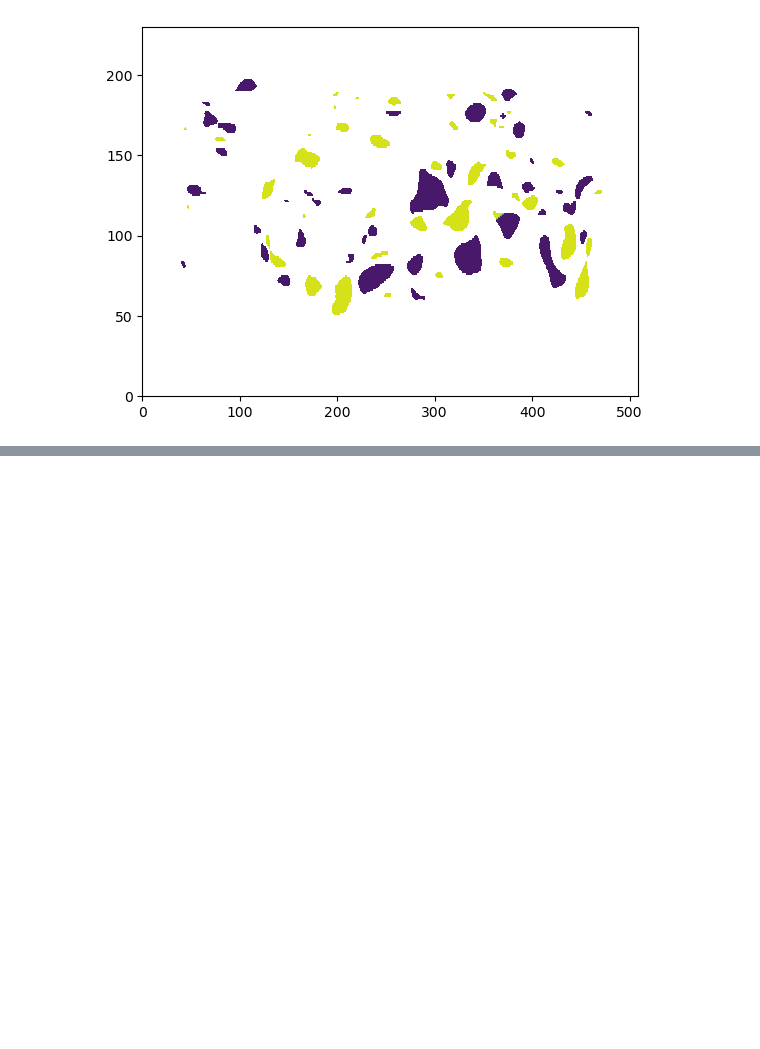
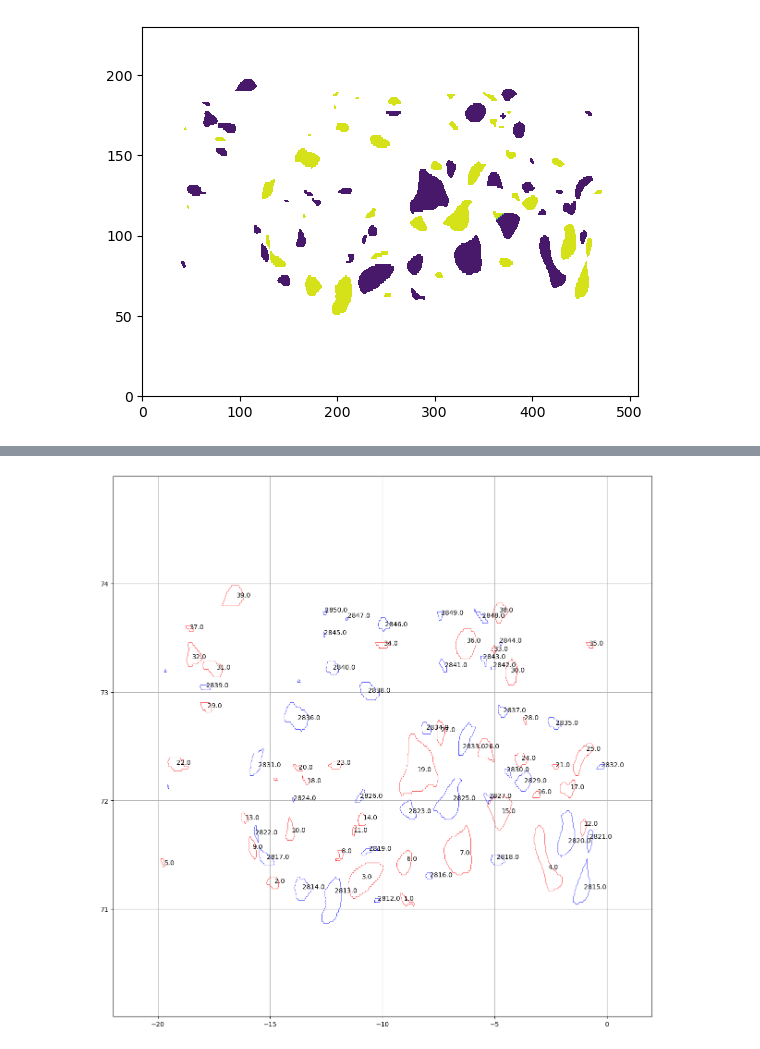
Before and after one commit to EirikKvamme/MScEirik, a Jupyter notebook: Eddies/EddyTracking.ipynb, the cells around one changed output, grey strips where cells are left out. Cells and saved outputs as stored; diff of their text form; code cells hidden in the pictures; blank space fills up the shorter version.

Commit message:
EddyTracking complete! Further eddy algorithm shoild be investigated through the eddy detection and centerpoint detection

```diff
--- a/Eddies/EddyTracking.ipynb
+++ b/Eddies/EddyTracking.ipynb
@@ -75,0 +117,84 @@ array([   0.        , 3391.        ,   71.07944607,  -10.21928261])
+# %%
+def is_closed_contour(vertices, tol=1e-5):
+                distance = np.linalg.norm(vertices[0] - vertices[-1])
+                return distance < tol
+
+
+# Process Contour Paths to Handle Jumps
+def process_contour_path(vertices, jump_threshold=0.2):
+    segments = []
+    current_segment = [vertices[0]]
+
+    for i in range(1, len(vertices)):
+        if np.linalg.norm(vertices[i] - vertices[i-1]) > jump_threshold:
+            segments.append(np.array(current_segment))
+            current_segment = [vertices[i]]
+        else:
+            current_segment.append(vertices[i])
+
+    if current_segment:
+        segments.append(np.array(current_segment))
+
+    return segments
+
+time_ = np.arange(0,3)
+for time in time_:
+    fig, ax = plt.subplots(
+        figsize=(12,12),layout='constrained'
+    )
+    contour = ax.contourf(eddy_area.X,eddy_area.Y,eddy_area[time],[0,1],colors='white')
+    ax.grid()
+    all_contour_points = []
+
+    for collection in contour.collections:
+        for path in collection.get_paths():
+            # Collect the vertices of the path
+            vertices = path.vertices
+            all_contour_points.append(vertices)
+
+    processed_contour_segments = []
+    for vertices in all_contour_points:
+        segments = process_contour_path(vertices)
+        processed_contour_segments.extend(segments)
+
+    for vertices in processed_contour_segments:
+        ax.plot(vertices[:, 0], vertices[:, 1], 'r-', linewidth=0.5)
+
+
+    data_ID = eddies_ID_max_t.at[time,'ID'].values
+    data_LON = eddies_ID_max_t.at[time,'Longitude'].values
+    data_LAT = eddies_ID_max_t.at[time,'Latitude'].values
+    for i in range(len(data_ID)):
+        for vertices in processed_contour_segments:
+            region = Path(vertices)
+            if region.contains_point((data_LON[i],data_LAT[i])):
+                ax.annotate(str(data_ID[i]),[data_LON[i],data_LAT[i]])
+
+    contour = ax.contourf(eddy_area.X,eddy_area.Y,eddy_area[time],[1.5,2],colors='white')
+
+    all_contour_points = []
+
+    for collection in contour.collections:
+        for path in collection.get_paths():
+            # Collect the vertices of the path
+            vertices = path.vertices
+            all_contour_points.append(vertices)
+
+    processed_contour_segments = []
+    for vertices in all_contour_points:
+        segments = process_contour_path(vertices)
+        processed_contour_segments.extend(segments)
+
+    for vertices in processed_contour_segments:
+        ax.plot(vertices[:, 0], vertices[:, 1], 'b-', linewidth=0.5)
+
+    data_ID = eddies_ID_min_t.at[time,'ID'].values
+    data_LON = eddies_ID_min_t.at[time,'Longitude'].values
+    data_LAT = eddies_ID_min_t.at[time,'Latitude'].values
+    for i in range(len(data_ID)):
+        for vertices in processed_contour_segments:
+            region = Path(vertices)
+            if region.contains_point((data_LON[i],data_LAT[i])):
+                ax.annotate(str(data_ID[i]),[data_LON[i],data_LAT[i]])
+# %% [output]
+[figure, added]
```
Also changed, not shown: parts of 16 cells of this notebook, 1 other file.
